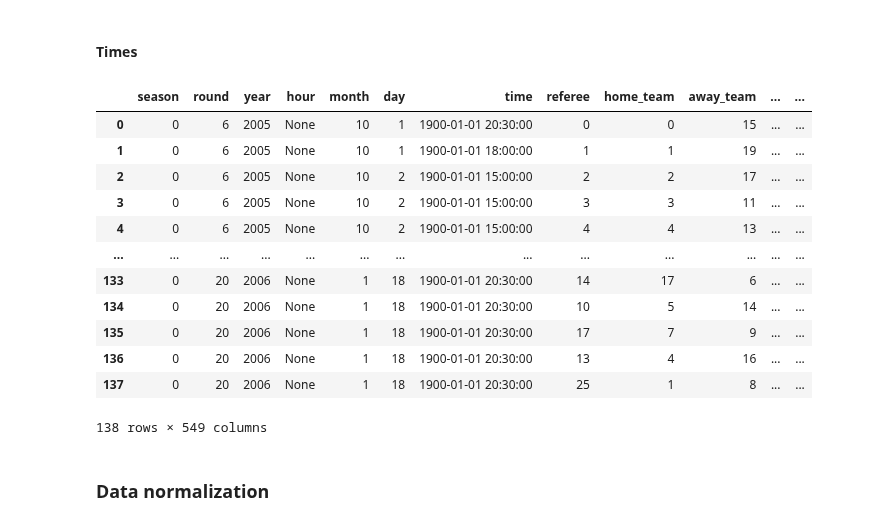
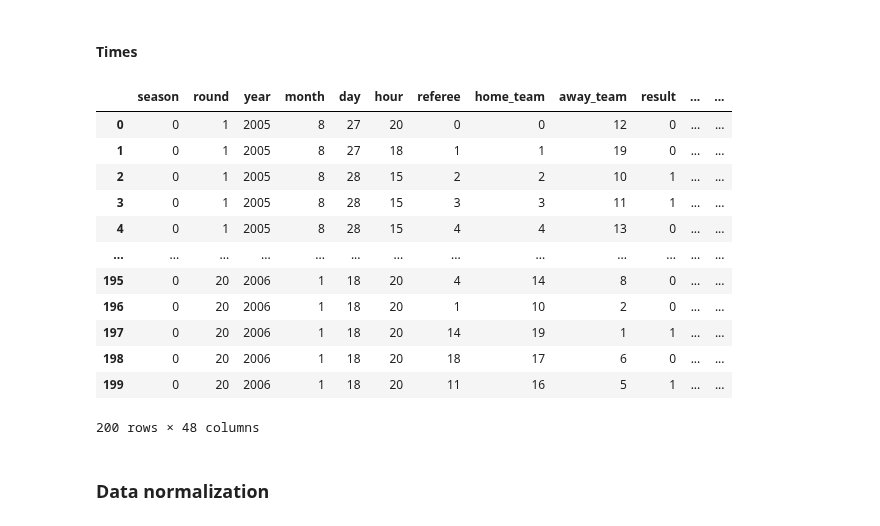
Before and after one commit to davnig/football-match-results-prediction, a Jupyter notebook: main.ipynb, the cells around one changed output. Cells and saved outputs as stored; diff of their text form; code cells hidden in the pictures.

```diff
--- a/main.ipynb
+++ b/main.ipynb
@@ -365,9 +406,9 @@ for i in range(5):
 # reset
 temp_dict = defaultdict(lambda: len(temp_dict))
 # encode team coaches
-coach_cols = get_column_names_containing_str(df1, 'coach')
+coach_cols = get_column_names_containing_str(df, 'coach')
 for col in coach_cols:
-    team_coach_ids = [temp_dict[ele] for ele in df1[f'{col}'].tolist()]
-    df1[f'{col}'] = team_coach_ids
+    team_coach_ids = [temp_dict[ele] for ele in df[f'{col}'].tolist()]
+    df[f'{col}'] = team_coach_ids
 # %% [markdown]
 #### Players
@@ -375,44 +417,47 @@ for col in coach_cols:
 # reset
 temp_dict = defaultdict(lambda: len(temp_dict))
 # encode players
-player_cols = get_column_names_containing_str(df1, 'player')
-player_cols += get_column_names_containing_str(df1, 'substitute')
+player_cols = get_column_names_containing_str(df, 'player')
+player_cols += get_column_names_containing_str(df, 'substitute')
 for col in player_cols:
-    player_ids = [temp_dict[ele] for ele in df1[f'{col}'].tolist()]
-    df1[f'{col}'] = player_ids
+    player_ids = [temp_dict[ele] for ele in df[f'{col}'].tolist()]
+    df[f'{col}'] = player_ids
 # %% [markdown]
 #### Seasons
 # %%
 # reset
 temp_dict = defaultdict(lambda: len(temp_dict))
 # encode players
-season_cols = get_column_names_containing_str(df1, 'season')
+season_cols = get_column_names_containing_str(df, 'season')
 for col in season_cols:
-    season_ids = [temp_dict[ele] for ele in df1[f'{col}'].tolist()]
-    df1[f'{col}'] = season_ids
+    season_ids = [temp_dict[ele] for ele in df[f'{col}'].tolist()]
+    df[f'{col}'] = season_ids
 # %% [markdown]
 #### Times
 # %%
 # convert time values to datetime
-df1['time'] = pd.to_datetime(df1['time'], format="%H:%M")
-hours = df1['time'].map(lambda val: print(val.hour)) # todo
-df1.insert(loc=df.columns.get_loc('time'), column='hour', value=hours)
+df['time'] = pd.to_datetime(df['time'], format="%H:%M")
+hours = []
+for index, row in df.iterrows():
+    hours.append(row['time'].hour)
+df.insert(loc=df.columns.get_loc('time'), column='hour', value=hours)
+df = df.drop(columns='time')
 # %%
-df1[:200]
+df[:200]
 # %% [output]
-|  | season | round | year | hour | month | day | time | referee | home_team | away_team | ... | ... |
-| 0 | 0 | 6 | 2005 | None | 10 | 1 | 1900-01-01 20:30:00 | 0 | 0 | 15 | ... | ... |
-| 1 | 0 | 6 | 2005 | None | 10 | 1 | 1900-01-01 18:00:00 | 1 | 1 | 19 | ... | ... |
-| 2 | 0 | 6 | 2005 | None | 10 | 2 | 1900-01-01 15:00:00 | 2 | 2 | 17 | ... | ... |
-| 3 | 0 | 6 | 2005 | None | 10 | 2 | 1900-01-01 15:00:00 | 3 | 3 | 11 | ... | ... |
-| 4 | 0 | 6 | 2005 | None | 10 | 2 | 1900-01-01 15:00:00 | 4 | 4 | 13 | ... | ... |
+|  | season | round | year | month | day | hour | referee | home_team | away_team | result | ... | ... |
+| 0 | 0 | 1 | 2005 | 8 | 27 | 20 | 0 | 0 | 12 | 0 | ... | ... |
+| 1 | 0 | 1 | 2005 | 8 | 27 | 18 | 1 | 1 | 19 | 0 | ... | ... |
+| 2 | 0 | 1 | 2005 | 8 | 28 | 15 | 2 | 2 | 10 | 1 | ... | ... |
+| 3 | 0 | 1 | 2005 | 8 | 28 | 15 | 3 | 3 | 11 | 1 | ... | ... |
+| 4 | 0 | 1 | 2005 | 8 | 28 | 15 | 4 | 4 | 13 | 0 | ... | ... |
 | ... | ... | ... | ... | ... | ... | ... | ... | ... | ... | ... | ... | ... |
-| 133 | 0 | 20 | 2006 | None | 1 | 18 | 1900-01-01 20:30:00 | 14 | 17 | 6 | ... | ... |
-| 134 | 0 | 20 | 2006 | None | 1 | 18 | 1900-01-01 20:30:00 | 10 | 5 | 14 | ... | ... |
-| 135 | 0 | 20 | 2006 | None | 1 | 18 | 1900-01-01 20:30:00 | 17 | 7 | 9 | ... | ... |
-| 136 | 0 | 20 | 2006 | None | 1 | 18 | 1900-01-01 20:30:00 | 13 | 4 | 16 | ... | ... |
-| 137 | 0 | 20 | 2006 | None | 1 | 18 | 1900-01-01 20:30:00 | 25 | 1 | 8 | ... | ... |
+| 195 | 0 | 20 | 2006 | 1 | 18 | 20 | 4 | 14 | 8 | 0 | ... | ... |
+| 196 | 0 | 20 | 2006 | 1 | 18 | 20 | 1 | 10 | 2 | 0 | ... | ... |
+| 197 | 0 | 20 | 2006 | 1 | 18 | 20 | 14 | 19 | 1 | 1 | ... | ... |
+| 198 | 0 | 20 | 2006 | 1 | 18 | 20 | 18 | 17 | 6 | 0 | ... | ... |
+| 199 | 0 | 20 | 2006 | 1 | 18 | 20 | 11 | 16 | 5 | 1 | ... | ... |
-138 rows × 549 columns
+200 rows × 48 columns
 # %% [markdown]
 ### Data normalization
 # %%
```
Also changed, not shown: parts of 24 cells of this notebook.
